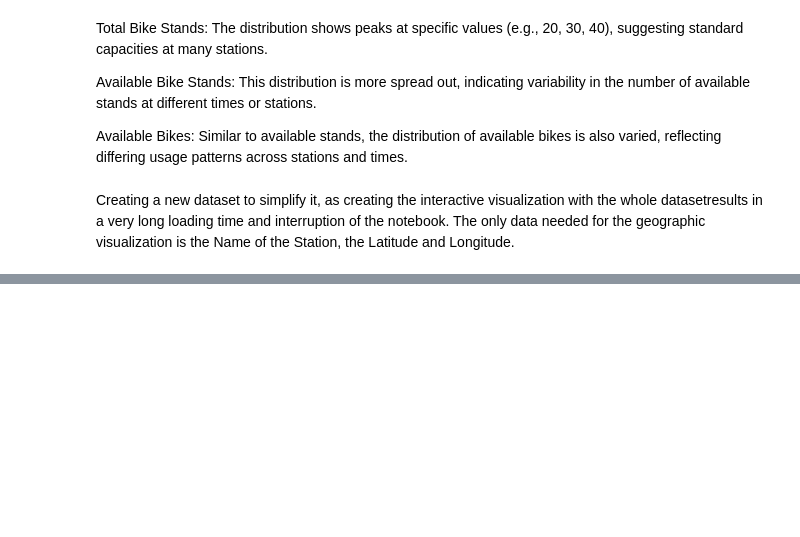
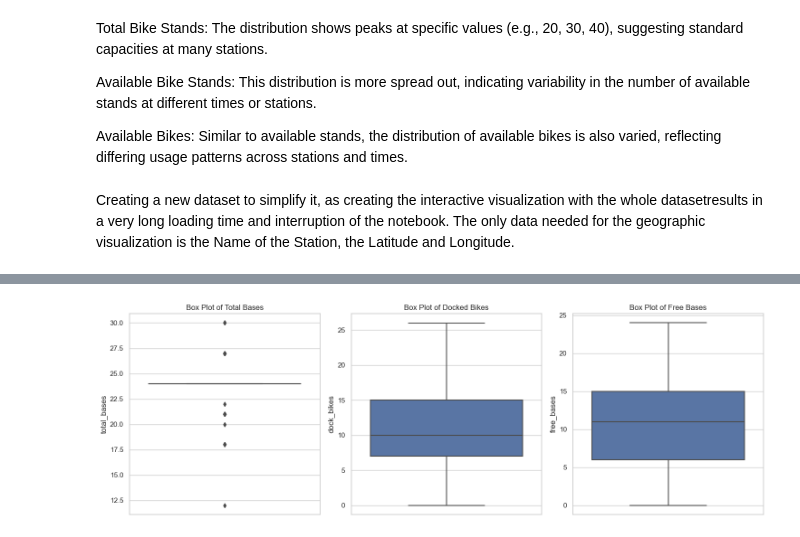
Before and after one commit to mkoleva0/DataAnalytics_CA2, a Jupyter notebook: EDA and Stats - bikedata.ipynb, the cells around one changed output, grey strips where cells are left out. Drawn from its saved outputs; the diff is of its cells as text; code cells hidden in the pictures; blank space fills up the shorter version.

```diff
--- a/EDA and Stats - bikedata.ipynb
+++ b/EDA and Stats - bikedata.ipynb
@@ -246,0 +248,10 @@ dublin_map
+# %%
+from pandas import json_normalize
+
+json_file_path = r'C:\Users\mariy\CA2\202201-json\202201.json'
+
+df = pd.read_json(json_file_path, lines=True)
+
+flattened_df = json_normalize(df['stations'][0])
+
+print(flattened_df.head())
@@ -246,0 +279,4 @@ dublin_map
+# %%
+bike_data_madrid = json_normalize(df['stations'][0])
+
+bike_data_madrid.head()
@@ -246,0 +388,24 @@ dublin_map
+# %%
+sns.set(style="whitegrid")
+
+plt.figure(figsize=(15, 5))
+
+# total_bases
+plt.subplot(1, 3, 1)
+sns.boxplot(y=bike_data_madrid['total_bases'])
+plt.title('Box Plot of Total Bases')
+
+# dock_bikes
+plt.subplot(1, 3, 2)
+sns.boxplot(y=bike_data_madrid['dock_bikes'])
+plt.title('Box Plot of Docked Bikes')
+
+# free_bases
+plt.subplot(1, 3, 3)
+sns.boxplot(y=bike_data_madrid['free_bases'])
+plt.title('Box Plot of Free Bases')
+
+plt.tight_layout()
+plt.show()
+# %% [output]
+[figure, added]
```
Also changed, not shown: parts of 60 cells of this notebook.
